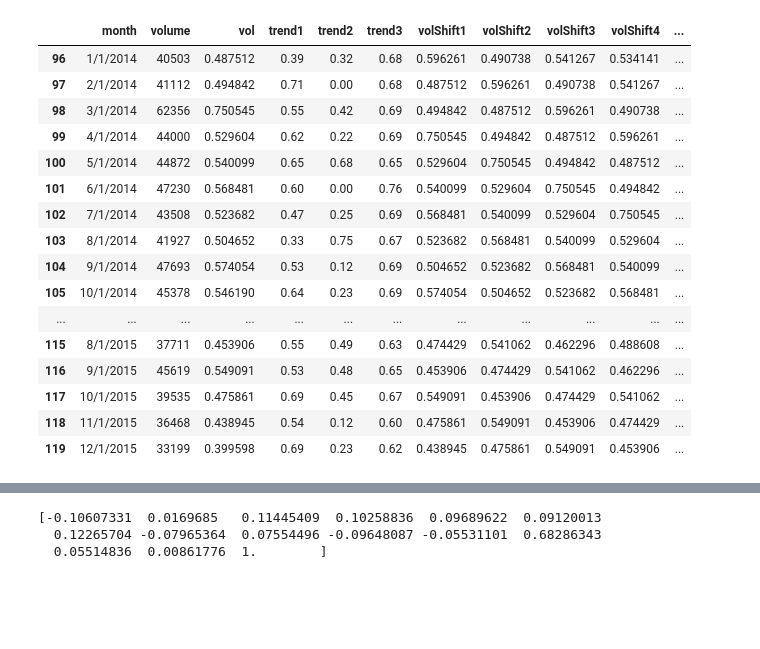
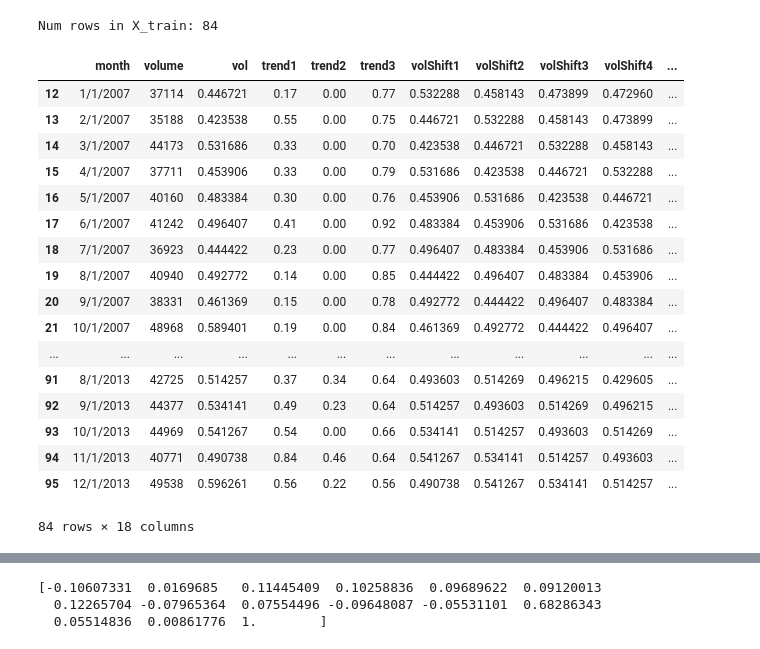
Before and after one commit to vishnurmurthy/uspto, a Jupyter notebook: baseline.ipynb, the cells around one changed output, grey strips where cells are left out. Saved outputs shown, nothing was run; the diff lists cells and outputs as text; code cells hidden in the pictures; blank space fills up the shorter version.

Commit message:
train test split

```diff
--- a/baseline.ipynb
+++ b/baseline.ipynb
@@ -32,23 +32,26 @@ appVolDat = appVolDat.iloc[12:]
 
 X_train = appVolDat.iloc[:84]
 X_test = appVolDat.iloc[84:]
-
-X_test
-# %% [output]
-|  | month | volume | vol | trend1 | trend2 | trend3 | volShift1 | volShift2 | volShift3 | volShift4 | ... |
-| 96 | 1/1/2014 | 40503 | 0.487512 | 0.39 | 0.32 | 0.68 | 0.596261 | 0.490738 | 0.541267 | 0.534141 | ... |
-| 97 | 2/1/2014 | 41112 | 0.494842 | 0.71 | 0.00 | 0.68 | 0.487512 | 0.596261 | 0.490738 | 0.541267 | ... |
-| 98 | 3/1/2014 | 62356 | 0.750545 | 0.55 | 0.42 | 0.69 | 0.494842 | 0.487512 | 0.596261 | 0.490738 | ... |
-| 99 | 4/1/2014 | 44000 | 0.529604 | 0.62 | 0.22 | 0.69 | 0.750545 | 0.494842 | 0.487512 | 0.596261 | ... |
-| 100 | 5/1/2014 | 44872 | 0.540099 | 0.65 | 0.68 | 0.65 | 0.529604 | 0.750545 | 0.494842 | 0.487512 | ... |
-| 101 | 6/1/2014 | 47230 | 0.568481 | 0.60 | 0.00 | 0.76 | 0.540099 | 0.529604 | 0.750545 | 0.494842 | ... |
-| 102 | 7/1/2014 | 43508 | 0.523682 | 0.47 | 0.25 | 0.69 | 0.568481 | 0.540099 | 0.529604 | 0.750545 | ... |
-| 103 | 8/1/2014 | 41927 | 0.504652 | 0.33 | 0.75 | 0.67 | 0.523682 | 0.568481 | 0.540099 | 0.529604 | ... |
-| 104 | 9/1/2014 | 47693 | 0.574054 | 0.53 | 0.12 | 0.69 | 0.504652 | 0.523682 | 0.568481 | 0.540099 | ... |
-| 105 | 10/1/2014 | 45378 | 0.546190 | 0.64 | 0.23 | 0.69 | 0.574054 | 0.504652 | 0.523682 | 0.568481 | ... |
-| ... | ... | ... | ... | ... | ... | ... | ... | ... | ... | ... | ... |
-| 115 | 8/1/2015 | 37711 | 0.453906 | 0.55 | 0.49 | 0.63 | 0.474429 | 0.541062 | 0.462296 | 0.488608 | ... |
-| 116 | 9/1/2015 | 45619 | 0.549091 | 0.53 | 0.48 | 0.65 | 0.453906 | 0.474429 | 0.541062 | 0.462296 | ... |
-| 117 | 10/1/2015 | 39535 | 0.475861 | 0.69 | 0.45 | 0.67 | 0.549091 | 0.453906 | 0.474429 | 0.541062 | ... |
-| 118 | 11/1/2015 | 36468 | 0.438945 | 0.54 | 0.12 | 0.60 | 0.475861 | 0.549091 | 0.453906 | 0.474429 | ... |
-| 119 | 12/1/2015 | 33199 | 0.399598 | 0.69 | 0.23 | 0.62 | 0.438945 | 0.475861 | 0.549091 | 0.453906 | ... |
+# %%
+print("Num rows in X_train:", len(X_train))
+X_train
+# %% [output]
+Num rows in X_train: 84
+|  | month | volume | vol | trend1 | trend2 | trend3 | volShift1 | volShift2 | volShift3 | volShift4 | ... |
+| 12 | 1/1/2007 | 37114 | 0.446721 | 0.17 | 0.00 | 0.77 | 0.532288 | 0.458143 | 0.473899 | 0.472960 | ... |
+| 13 | 2/1/2007 | 35188 | 0.423538 | 0.55 | 0.00 | 0.75 | 0.446721 | 0.532288 | 0.458143 | 0.473899 | ... |
+| 14 | 3/1/2007 | 44173 | 0.531686 | 0.33 | 0.00 | 0.70 | 0.423538 | 0.446721 | 0.532288 | 0.458143 | ... |
+| 15 | 4/1/2007 | 37711 | 0.453906 | 0.33 | 0.00 | 0.79 | 0.531686 | 0.423538 | 0.446721 | 0.532288 | ... |
+| 16 | 5/1/2007 | 40160 | 0.483384 | 0.30 | 0.00 | 0.76 | 0.453906 | 0.531686 | 0.423538 | 0.446721 | ... |
+| 17 | 6/1/2007 | 41242 | 0.496407 | 0.41 | 0.00 | 0.92 | 0.483384 | 0.453906 | 0.531686 | 0.423538 | ... |
+| 18 | 7/1/2007 | 36923 | 0.444422 | 0.23 | 0.00 | 0.77 | 0.496407 | 0.483384 | 0.453906 | 0.531686 | ... |
+| 19 | 8/1/2007 | 40940 | 0.492772 | 0.14 | 0.00 | 0.85 | 0.444422 | 0.496407 | 0.483384 | 0.453906 | ... |
+| 20 | 9/1/2007 | 38331 | 0.461369 | 0.15 | 0.00 | 0.78 | 0.492772 | 0.444422 | 0.496407 | 0.483384 | ... |
+| 21 | 10/1/2007 | 48968 | 0.589401 | 0.19 | 0.00 | 0.84 | 0.461369 | 0.492772 | 0.444422 | 0.496407 | ... |
+| ... | ... | ... | ... | ... | ... | ... | ... | ... | ... | ... | ... |
+| 91 | 8/1/2013 | 42725 | 0.514257 | 0.37 | 0.34 | 0.64 | 0.493603 | 0.514269 | 0.496215 | 0.429605 | ... |
+| 92 | 9/1/2013 | 44377 | 0.534141 | 0.49 | 0.23 | 0.64 | 0.514257 | 0.493603 | 0.514269 | 0.496215 | ... |
+| 93 | 10/1/2013 | 44969 | 0.541267 | 0.54 | 0.00 | 0.66 | 0.534141 | 0.514257 | 0.493603 | 0.514269 | ... |
+| 94 | 11/1/2013 | 40771 | 0.490738 | 0.84 | 0.46 | 0.64 | 0.541267 | 0.534141 | 0.514257 | 0.493603 | ... |
+| 95 | 12/1/2013 | 49538 | 0.596261 | 0.56 | 0.22 | 0.56 | 0.490738 | 0.541267 | 0.534141 | 0.514257 | ... |
+84 rows × 18 columns
```
Also changed, not shown: parts of 1 cell of this notebook.
